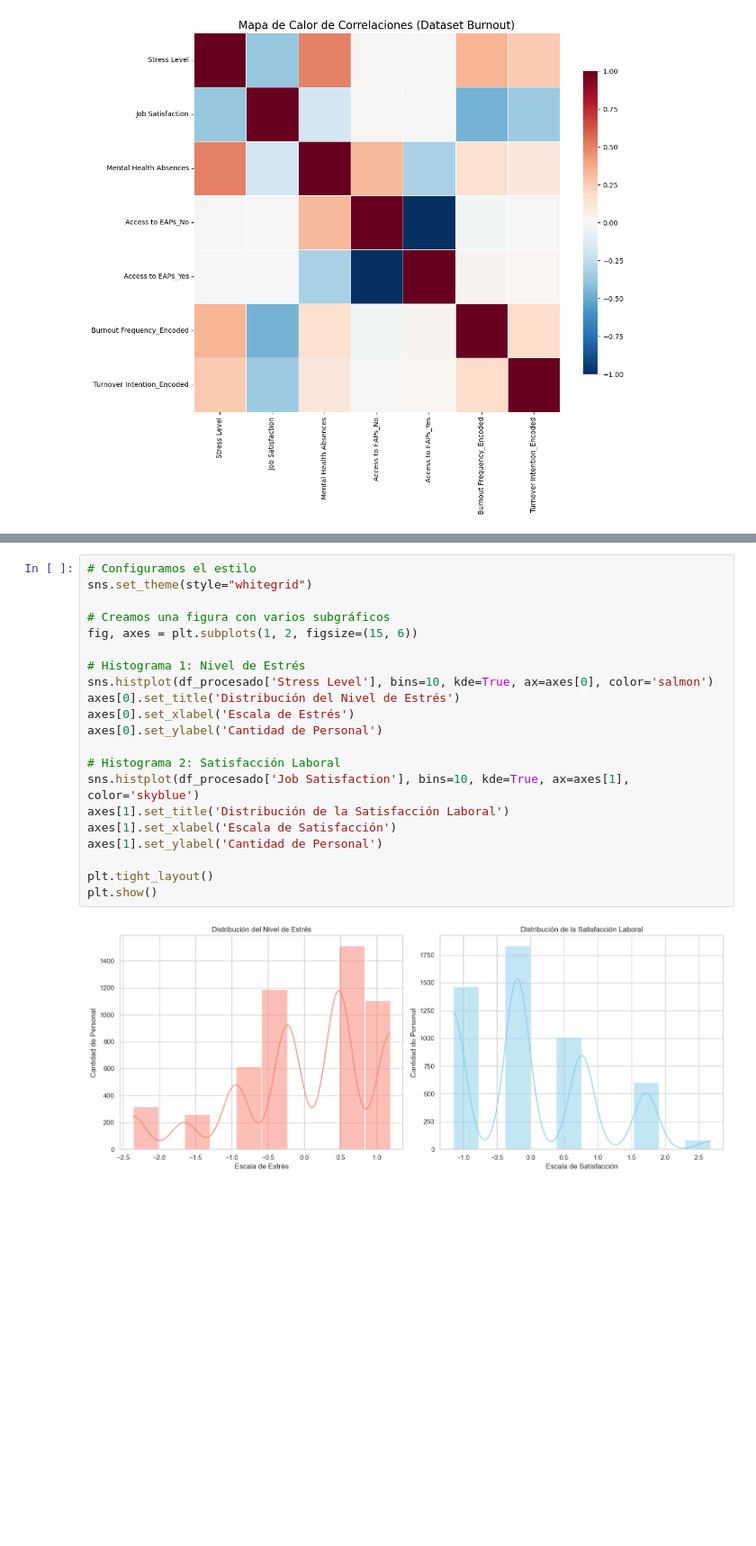
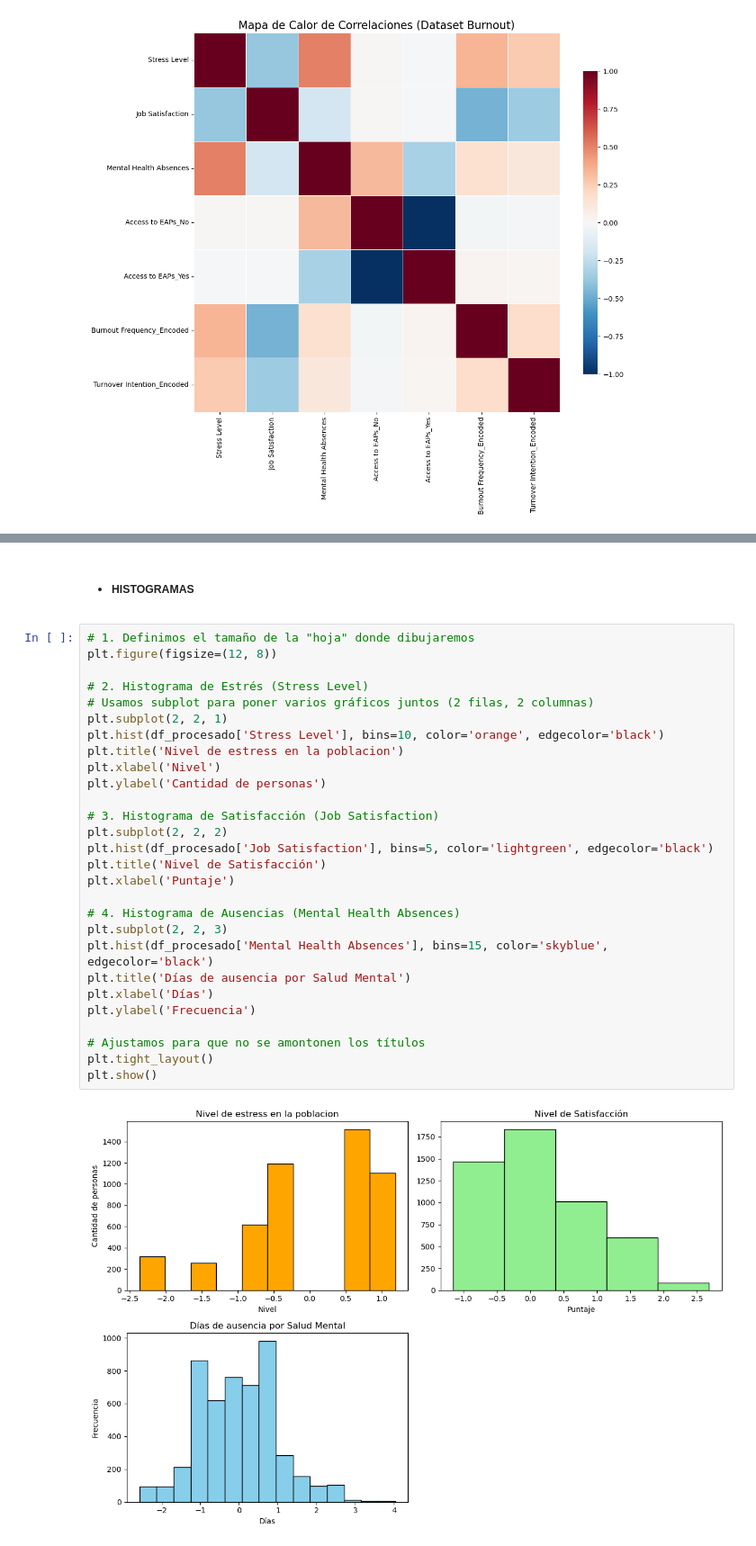
Before and after one commit to pgonzalezp-usm/proyecto-burnout-enfermeria_usm, a Jupyter notebook: notebooks/Proyecto Final.ipynb, the cells around one changed output, grey strips where cells are left out. Shown: that part at 90% size. Saved outputs shown, nothing was run; the diff lists cells and outputs as text; blank space fills up the shorter version.

```diff
--- a/notebooks/Proyecto Final.ipynb
+++ b/notebooks/Proyecto Final.ipynb
@@ -261,23 +261,32 @@ Job Satisfaction vs. Mental Health Absences: También es negativa (-0.45). Esta
+# %% [markdown]
+* ##### HISTOGRAMAS
 # %%
-# Configuramos el estilo
-sns.set_theme(style="whitegrid")
+# 1. Definimos el tamaño de la "hoja" donde dibujaremos
+plt.figure(figsize=(12, 8))
 
-# Creamos una figura con varios subgráficos
-fig, axes = plt.subplots(1, 2, figsize=(15, 6))
+# 2. Histograma de Estrés (Stress Level)
+# Usamos subplot para poner varios gráficos juntos (2 filas, 2 columnas)
+plt.subplot(2, 2, 1)
+plt.hist(df_procesado['Stress Level'], bins=10, color='orange', edgecolor='black')
+plt.title('Nivel de estress en la poblacion')
+plt.xlabel('Nivel')
+plt.ylabel('Cantidad de personas')
 
-# Histograma 1: Nivel de Estrés
-sns.histplot(df_procesado['Stress Level'], bins=10, kde=True, ax=axes[0], color='salmon')
-axes[0].set_title('Distribución del Nivel de Estrés')
-axes[0].set_xlabel('Escala de Estrés')
-axes[0].set_ylabel('Cantidad de Personal')
+# 3. Histograma de Satisfacción (Job Satisfaction)
+plt.subplot(2, 2, 2)
+plt.hist(df_procesado['Job Satisfaction'], bins=5, color='lightgreen', edgecolor='black')
+plt.title('Nivel de Satisfacción')
+plt.xlabel('Puntaje')
 
-# Histograma 2: Satisfacción Laboral
-sns.histplot(df_procesado['Job Satisfaction'], bins=10, kde=True, ax=axes[1], color='skyblue')
-axes[1].set_title('Distribución de la Satisfacción Laboral')
-axes[1].set_xlabel('Escala de Satisfacción')
-axes[1].set_ylabel('Cantidad de Personal')
+# 4. Histograma de Ausencias (Mental Health Absences)
+plt.subplot(2, 2, 3)
+plt.hist(df_procesado['Mental Health Absences'], bins=15, color='skyblue', edgecolor='black')
+plt.title('Días de ausencia por Salud Mental')
+plt.xlabel('Días')
+plt.ylabel('Frecuencia')
 
+# Ajustamos para que no se amontonen los títulos
 plt.tight_layout()
 plt.show()
 # %% [output]
-[figure, old version]
+[figure, new version]
```
Also changed, not shown: parts of 10 cells of this notebook.
